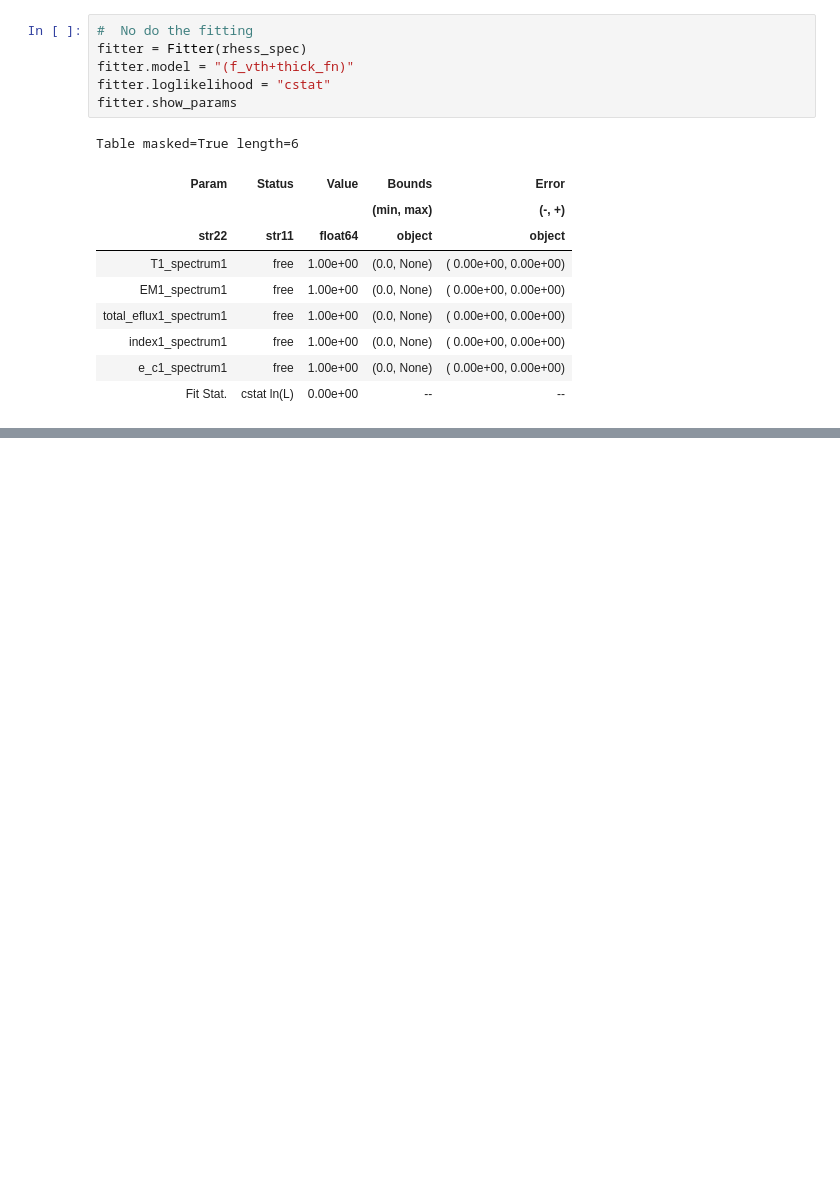
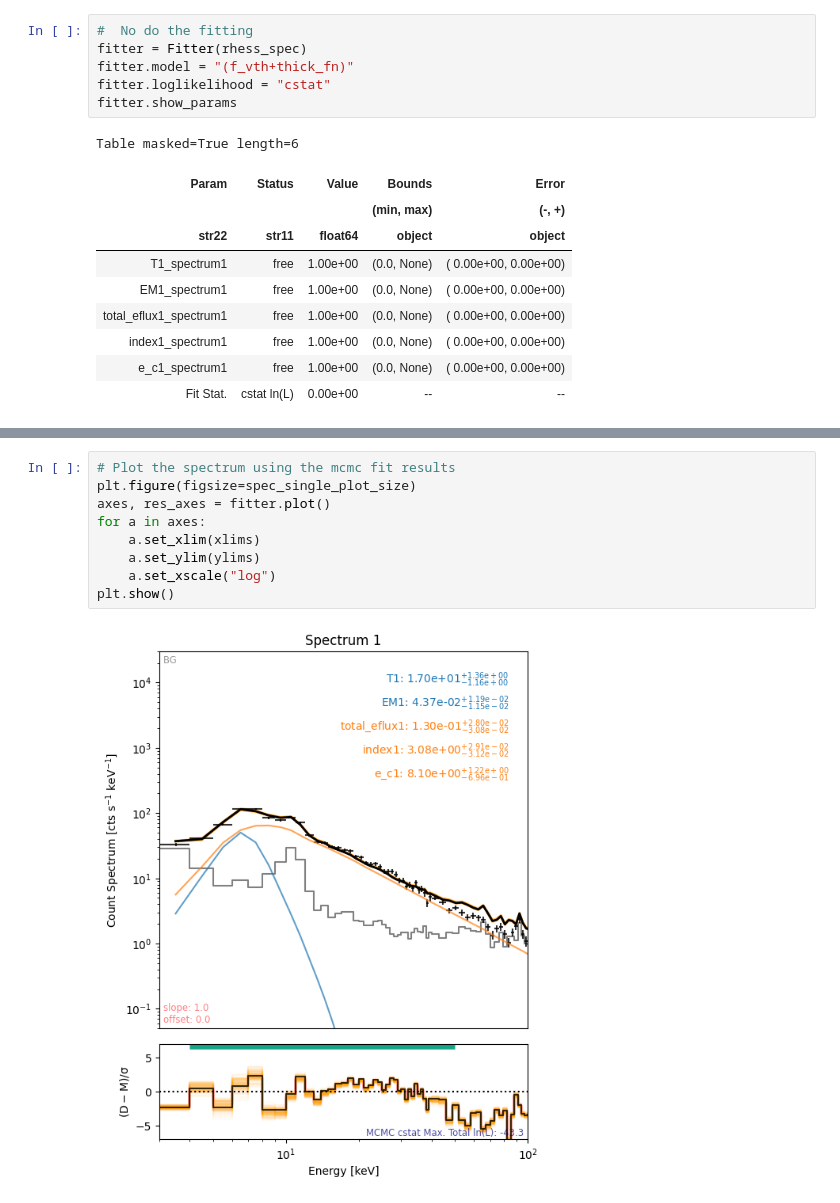
Before and after one commit to ianan/sks_examples, a Jupyter notebook: sks_fit_rhessi_archive.ipynb, the cells around one changed output, grey strips where cells are left out. Cells and saved outputs as stored; diff of their text form; blank space fills up the shorter version.

```diff
--- a/sks_fit_rhessi_archive.ipynb
+++ b/sks_fit_rhessi_archive.ipynb
@@ -161,0 +189,11 @@ ValueError: All input energy values must be within the range 1.0002920302956426-
+# %%
+# Plot the spectrum using the mcmc fit results
+plt.figure(figsize=spec_single_plot_size)
+axes, res_axes = fitter.plot()
+for a in axes:
+    a.set_xlim(xlims)
+    a.set_ylim(ylims)
+    a.set_xscale("log")
+plt.show()
+# %% [output]
+[figure, added]
```
Also changed, not shown: parts of 10 cells of this notebook, 1 other file.
